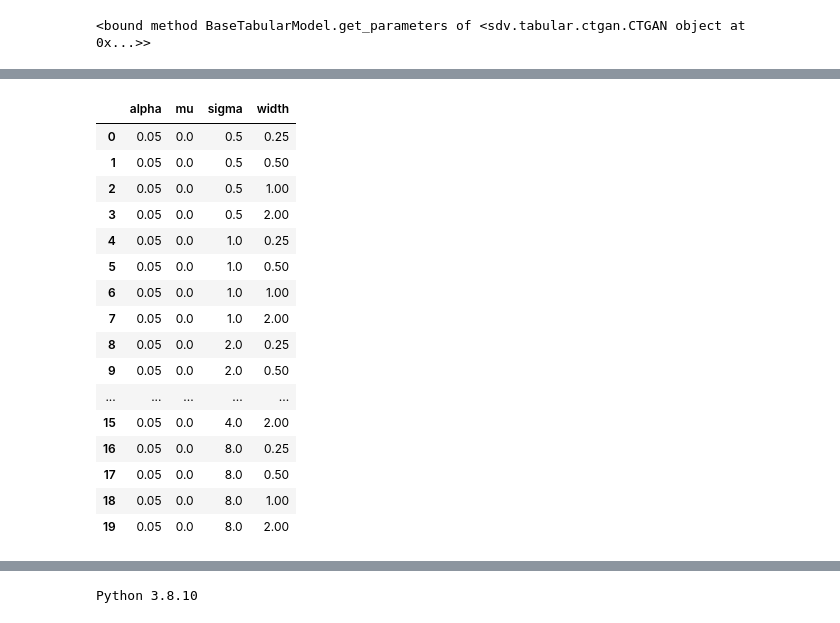
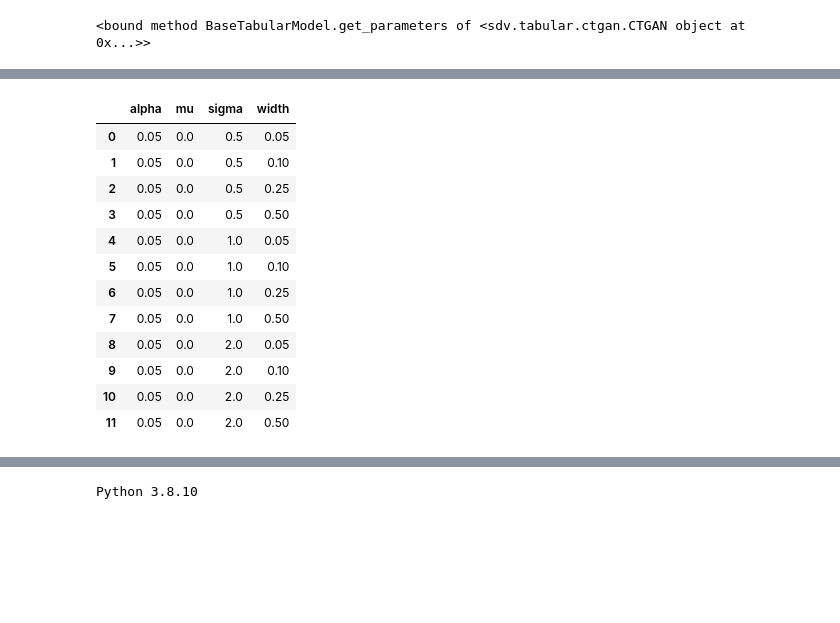
Before and after one commit to bettytan123/Sample-Size-Calculation, a Jupyter notebook: Continuous_Mean.ipynb, the cells around one changed output, grey strips where cells are left out. Saved outputs shown, nothing was run; the diff lists cells and outputs as text; code cells hidden in the pictures; blank space fills up the shorter version.

```diff
--- a/Continuous_Mean.ipynb
+++ b/Continuous_Mean.ipynb
@@ -373,37 +371,33 @@ gan_results
 # %%
 ###########################
 ## Create parameter grid
 ###########################
 from itertools import product
 
 def expand_grid(dictionary):
    return pd.DataFrame([row for row in product(*dictionary.values())], columns=dictionary.keys())
 
 dictionary = {'alpha': [0.05],
               'mu': [0.0],
-              'sigma': [2**-1, 2**0, 2**1, 2**2, 2**3],
-              'width': [2**-2, 2**-1, 2**0, 2**1]}
+              'sigma': [2**-1, 2**0, 2**1],
+              'width': [0.05,0.1,0.25,0.5]} # changed 0.01 -> 0.05 to reduce training time
 
 param_df = expand_grid(dictionary)
 param_df
 # %% [output]
 |  | alpha | mu | sigma | width |
-| 0 | 0.05 | 0.0 | 0.5 | 0.25 |
-| 1 | 0.05 | 0.0 | 0.5 | 0.50 |
-| 2 | 0.05 | 0.0 | 0.5 | 1.00 |
-| 3 | 0.05 | 0.0 | 0.5 | 2.00 |
-| 4 | 0.05 | 0.0 | 1.0 | 0.25 |
-| 5 | 0.05 | 0.0 | 1.0 | 0.50 |
-| 6 | 0.05 | 0.0 | 1.0 | 1.00 |
-| 7 | 0.05 | 0.0 | 1.0 | 2.00 |
-| 8 | 0.05 | 0.0 | 2.0 | 0.25 |
-| 9 | 0.05 | 0.0 | 2.0 | 0.50 |
-| ... | ... | ... | ... | ... |
-| 15 | 0.05 | 0.0 | 4.0 | 2.00 |
-| 16 | 0.05 | 0.0 | 8.0 | 0.25 |
-| 17 | 0.05 | 0.0 | 8.0 | 0.50 |
-| 18 | 0.05 | 0.0 | 8.0 | 1.00 |
-| 19 | 0.05 | 0.0 | 8.0 | 2.00 |
+| 0 | 0.05 | 0.0 | 0.5 | 0.05 |
+| 1 | 0.05 | 0.0 | 0.5 | 0.10 |
+| 2 | 0.05 | 0.0 | 0.5 | 0.25 |
+| 3 | 0.05 | 0.0 | 0.5 | 0.50 |
+| 4 | 0.05 | 0.0 | 1.0 | 0.05 |
+| 5 | 0.05 | 0.0 | 1.0 | 0.10 |
+| 6 | 0.05 | 0.0 | 1.0 | 0.25 |
+| 7 | 0.05 | 0.0 | 1.0 | 0.50 |
+| 8 | 0.05 | 0.0 | 2.0 | 0.05 |
+| 9 | 0.05 | 0.0 | 2.0 | 0.10 |
+| 10 | 0.05 | 0.0 | 2.0 | 0.25 |
+| 11 | 0.05 | 0.0 | 2.0 | 0.50 |
 # %%
 #################
 ## 1) Sample Size for Continuous CI by Theory or Analytic Formula
```
Also changed, not shown: parts of 24 cells of this notebook.
